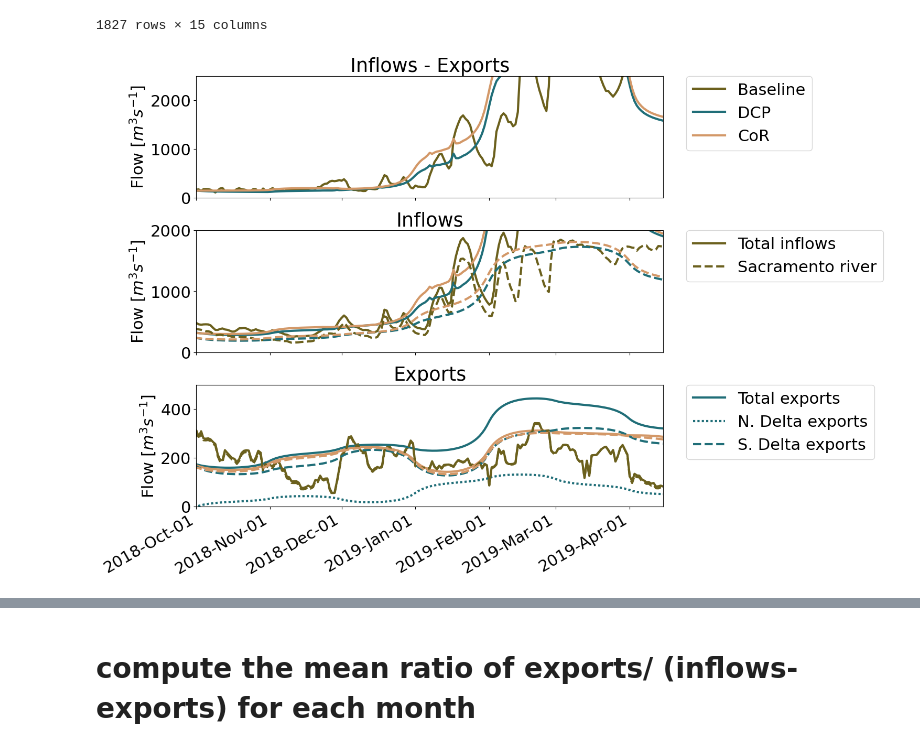
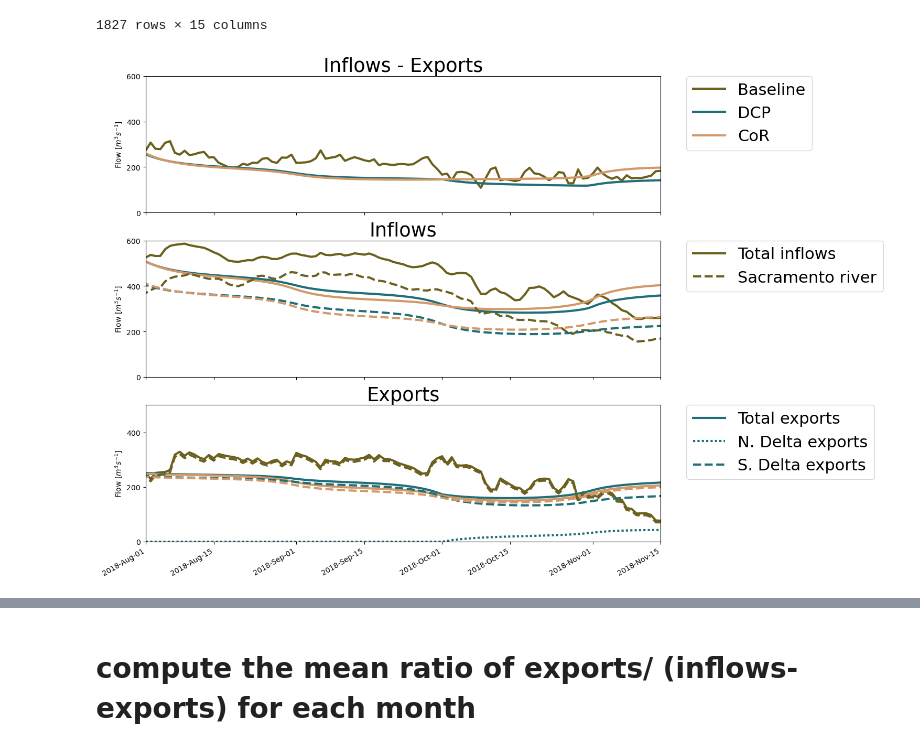
Before and after one commit to jennaisrael/Savio_scratch_back_up, a Jupyter notebook: Plotting/expanse/ch_3/scenarios_flow.ipynb, the cells around one changed output, grey strips where cells are left out. Cells and saved outputs as stored; diff of their text form; code cells hidden in the pictures.

Commit message:
figures for thesis for redo run 30&31 on savio

```diff
--- a/Plotting/expanse/ch_3/scenarios_flow.ipynb
+++ b/Plotting/expanse/ch_3/scenarios_flow.ipynb
@@ -74,7 +74,7 @@ dcp
 # calculate total inflows and exports
 base['exports']=base.swp+base.cvp+base.ccc_rock+base.northbay+base.ccc_victoria+base.ccc_old
 dcp['exports']=dcp.swp+dcp.cvp+dcp.ccc_rock+dcp.northbay+dcp.ccc_victoria+tunnel+dcp.ccc_old
-cor['exports']=cor.swp+cor.cvp+cor.ccc_rock+cor.northbay+cor.ccc_victoria+dcp.ccc_old
+cor['exports']=cor.swp+cor.cvp+cor.ccc_rock+cor.northbay+cor.ccc_victoria+cor.ccc_old
 
 base['s_exports']=base.swp+base.cvp
 dcp['s_exports']=dcp.swp+dcp.cvp
@@ -99,7 +99,7 @@ ax[0].plot(cor.net,label='CoR', linewidth=3,color=cmocean.cm.tarn(2/6))
 ax[0].set_title('Inflows - Exports')
 ax[0].set_ylabel(r'Flow [$m^3 s^{-1}$]')
 ax[0].set_xlim(pd.to_datetime("2018-10-1"),pd.to_datetime("2019-9-30"))
-ax[0].set_ylim(0,2500)
+ax[0].set_ylim(0,600)
 ax[0].legend(bbox_to_anchor=(1.05, 1),
                          loc='upper left', borderaxespad=0.)
 
@@ -122,33 +122,33 @@ ax[1].plot(cor.sac*-1, linewidth=3,color=cmocean.cm.tarn(2/6),linestyle='--')
 ax[1].legend(bbox_to_anchor=(1.05, 1),
                          loc='upper left', borderaxespad=0.)
 ax[1].set_title('Inflows')
 ax[1].set_ylabel(r'Flow [$m^3 s^{-1}$]')
 ax[1].set_xlim(pd.to_datetime("2018-10-1"),pd.to_datetime("2019-9-30"))
-ax[1].set_ylim(0,2000)
+ax[1].set_ylim(0,600)
 
 ax[2].plot(base.exports, linewidth=3,color=cmocean.cm.tarn(1/6))
 ax[2].plot(dcp.exports, linewidth=3,color=cmocean.cm.tarn(10/12),label='Total exports')
 ax[2].plot(cor.exports, linewidth=3,color=cmocean.cm.tarn(2/6))
 
 ax[2].plot(tunnel, linewidth=3,linestyle=(0,(1,1)),label='N. Delta exports',color=cmocean.cm.tarn(10/12))
 
 ax[2].plot(base.s_exports, linewidth=3,color=cmocean.cm.tarn(1/6),linestyle='--')
 ax[2].plot(dcp.s_exports, linewidth=3,color=cmocean.cm.tarn(10/12),linestyle='--',label='S. Delta exports')
 ax[2].plot(cor.s_exports, linewidth=3,color=cmocean.cm.tarn(2/6),linestyle='--')
 
 ax[2].legend(bbox_to_anchor=(1.05, 1),
                          loc='upper left', borderaxespad=0.)
 ax[2].set_title('Exports')
 ax[2].set_ylabel(r'Flow [$m^3 s^{-1}$]')
-ax[2].set_xlim(pd.to_datetime("2018-10-1"),pd.to_datetime("2019-4-15"))
+ax[2].set_xlim(pd.to_datetime("2018-8-1"),pd.to_datetime("2018-11-15"))
 ax[2].set_ylim(0,500)
 
 ax[2].xaxis.set_major_formatter(mdates.ConciseDateFormatter(ax[2].xaxis.get_major_locator()))
 ax[2].xaxis.set_major_formatter(mdates.DateFormatter('%Y-%b-%d'))
     # Rotates and right-aligns the x labels so they don't crowd each other.
 for label in ax[2].get_xticklabels(which='major'):
     label.set(rotation=30, horizontalalignment='right')
 
 #fig.savefig('/home/jisrael/Savio_scratch_back_up/Plotting/expanse/ch_3_figures/inflows_exports_scenarios_trim_feb.png')
 # %% [output]
-[figure, old version]
+[figure, new version]
```
Also changed, not shown: parts of 19 cells of this notebook, 23 other files.
